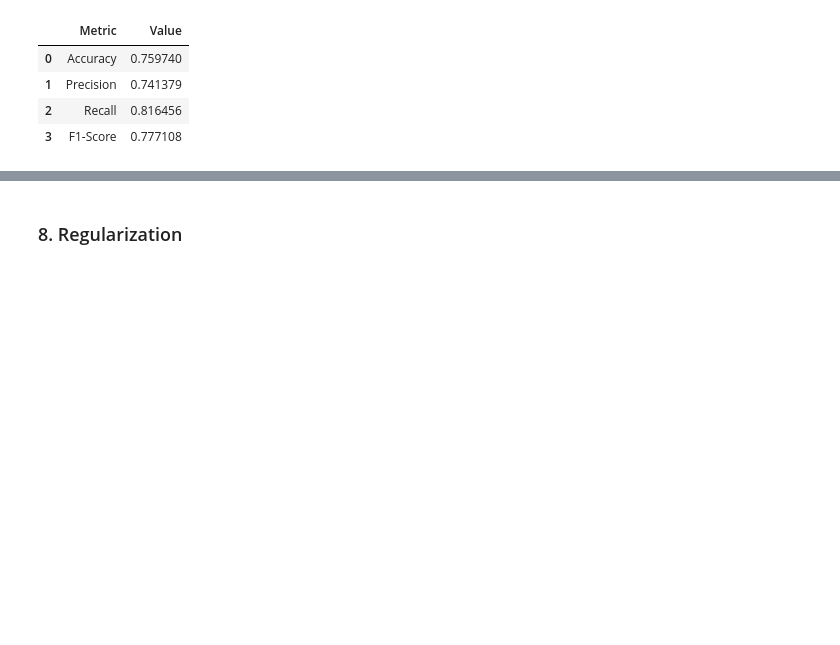
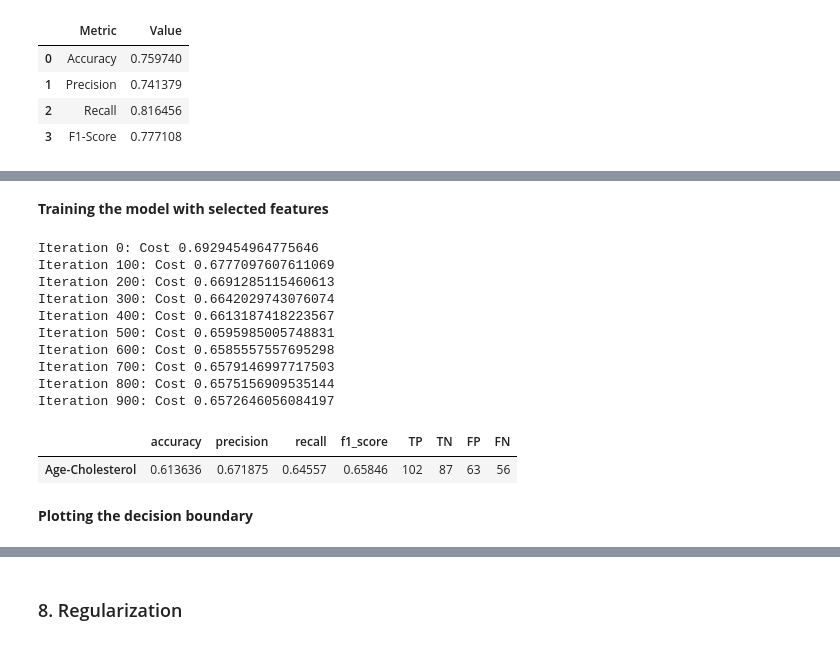
Before and after one commit to NicoToro25/TDSE-Lab1-Heart-Disease-Risk-Prediction, a Jupyter notebook: heart_disease_lr_analysis.ipynb, the cells around one changed output, grey strips where cells are left out. Cells and saved outputs as stored; diff of their text form; code cells hidden in the pictures; blank space fills up the shorter version.

```diff
--- a/heart_disease_lr_analysis.ipynb
+++ b/heart_disease_lr_analysis.ipynb
@@ -618,3 +660,27 @@ plt.show()
+# %%
+def evaluate_model(X, y, model):
+    predictions = predict(X, model["weights"], model["bias"])
+
+    tp, tn, fp, fn = confusion_matrix(y, predictions)
+
+    acc = accuracy(y, predictions)
+
+    prec = precision(tp, fp)
+
+    rec = recall(tp, fn)
+
+    f1 = f1_score(prec, rec)
+
+    return {
+        "accuracy": acc,
+        "precision": prec,
+        "recall": rec,
+        "f1_score": f1,
+        "TP": tp,
+        "TN": tn,
+        "FP": fp,
+        "FN": fn
+    }
 # %% [markdown]
 ### 6. Model Training and Evaluation
 # %% [markdown]
@@ -739,0 +897,36 @@ results
+# %% [markdown]
+**Training the model with selected features**
+# %%
+pair = ["age", "chol"]
+
+X_train_pair, X_test_pair, y_train_pair, y_test_pair = prepare_feature_pair(df, pair)
+
+pair_model = train_logistic_regression(
+    X_train_pair,
+    y_train_pair,
+    learning_rate=0.01,
+    iterations=1000
+)
+
+pair_results = evaluate_model(
+    X_test_pair,
+    y_test_pair,
+    pair_model
+)
+
+pd.DataFrame(pair_results, index=["Age-Cholesterol"])
+# %% [output]
+Iteration 0: Cost 0.6929454964775646
+Iteration 100: Cost 0.6777097607611069
+Iteration 200: Cost 0.6691285115460613
+Iteration 300: Cost 0.6642029743076074
+Iteration 400: Cost 0.6613187418223567
+Iteration 500: Cost 0.6595985005748831
+Iteration 600: Cost 0.6585557557695298
+Iteration 700: Cost 0.6579146997717503
+Iteration 800: Cost 0.6575156909535144
+Iteration 900: Cost 0.6572646056084197
+|  | accuracy | precision | recall | f1_score | TP | TN | FP | FN |
+| Age-Cholesterol | 0.613636 | 0.671875 | 0.64557 | 0.65846 | 102 | 87 | 63 | 56 |
+# %% [markdown]
+**Plotting the decision boundary**
```
Also changed, not shown: parts of 23 cells of this notebook.
